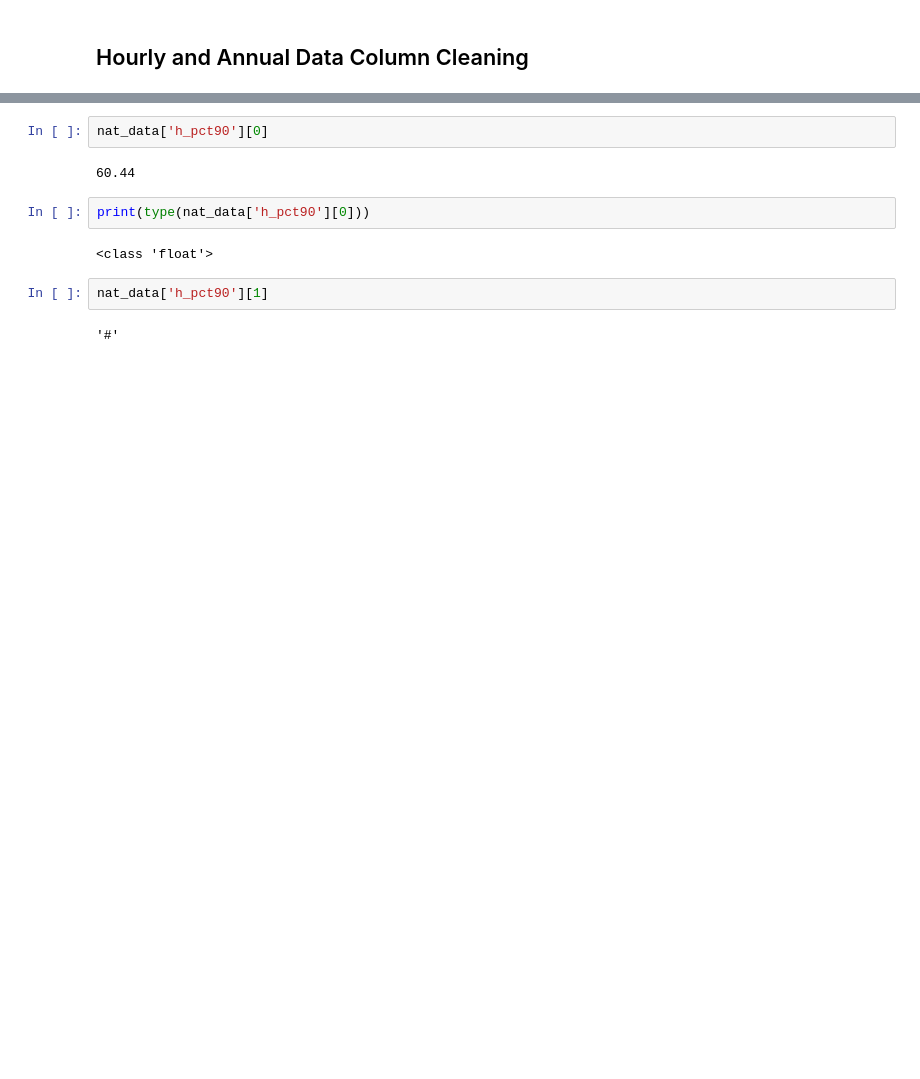
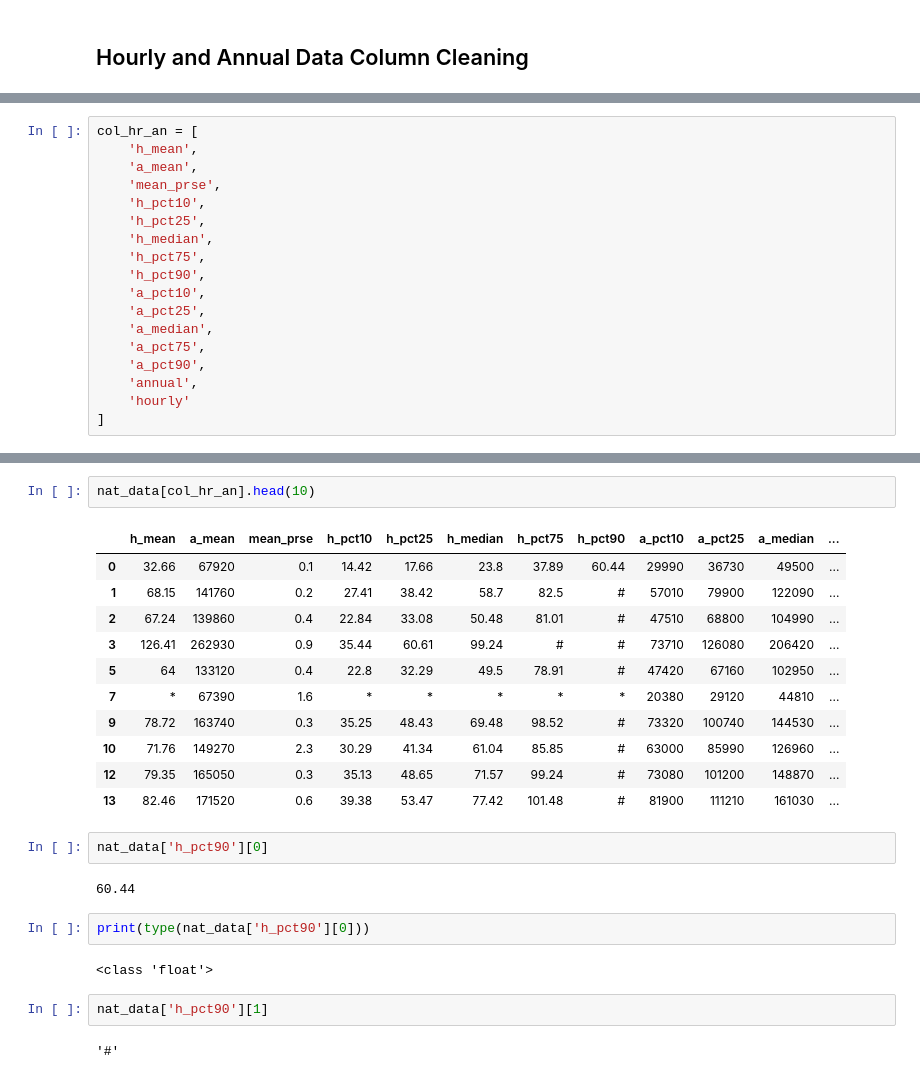
Before and after one commit to blue-santa/comparing-training-req-to-salary-exp, a Jupyter notebook: notebooks/2026-04-02-00-train_reward_compare_bls_data_rough_wrangling.ipynb, the cells around one changed output, grey strips where cells are left out. Saved outputs shown, nothing was run; the diff lists cells and outputs as text; blank space fills up the shorter version.

```diff
--- a/notebooks/2026-04-02-00-train_reward_compare_bls_data_rough_wrangling.ipynb
+++ b/notebooks/2026-04-02-00-train_reward_compare_bls_data_rough_wrangling.ipynb
@@ -1875,0 +1950,18 @@ This seems straight forward and needs no further intervention.
+# %%
+col_hr_an = [
+    'h_mean',
+    'a_mean',
+    'mean_prse',
+    'h_pct10',
+    'h_pct25',
+    'h_median',
+    'h_pct75',
+    'h_pct90',
+    'a_pct10',
+    'a_pct25',
+    'a_median',
+    'a_pct75',
+    'a_pct90',
+    'annual',
+    'hourly'
+]
@@ -1876,3 +1988,17 @@ This seems straight forward and needs no further intervention.
+# %%
+nat_data[col_hr_an].head(10)
+# %% [output]
+|  | h_mean | a_mean | mean_prse | h_pct10 | h_pct25 | h_median | h_pct75 | h_pct90 | a_pct10 | a_pct25 | a_median | ... |
+| 0 | 32.66 | 67920 | 0.1 | 14.42 | 17.66 | 23.8 | 37.89 | 60.44 | 29990 | 36730 | 49500 | ... |
+| 1 | 68.15 | 141760 | 0.2 | 27.41 | 38.42 | 58.7 | 82.5 | # | 57010 | 79900 | 122090 | ... |
+| 2 | 67.24 | 139860 | 0.4 | 22.84 | 33.08 | 50.48 | 81.01 | # | 47510 | 68800 | 104990 | ... |
+| 3 | 126.41 | 262930 | 0.9 | 35.44 | 60.61 | 99.24 | # | # | 73710 | 126080 | 206420 | ... |
+| 5 | 64 | 133120 | 0.4 | 22.8 | 32.29 | 49.5 | 78.91 | # | 47420 | 67160 | 102950 | ... |
+| 7 | * | 67390 | 1.6 | * | * | * | * | * | 20380 | 29120 | 44810 | ... |
+| 9 | 78.72 | 163740 | 0.3 | 35.25 | 48.43 | 69.48 | 98.52 | # | 73320 | 100740 | 144530 | ... |
+| 10 | 71.76 | 149270 | 2.3 | 30.29 | 41.34 | 61.04 | 85.85 | # | 63000 | 85990 | 126960 | ... |
+| 12 | 79.35 | 165050 | 0.3 | 35.13 | 48.65 | 71.57 | 99.24 | # | 73080 | 101200 | 148870 | ... |
+| 13 | 82.46 | 171520 | 0.6 | 39.38 | 53.47 | 77.42 | 101.48 | # | 81900 | 111210 | 161030 | ... |
 # %%
 nat_data['h_pct90'][0]
 # %% [output]
```
Also changed, not shown: parts of 65 cells of this notebook.
